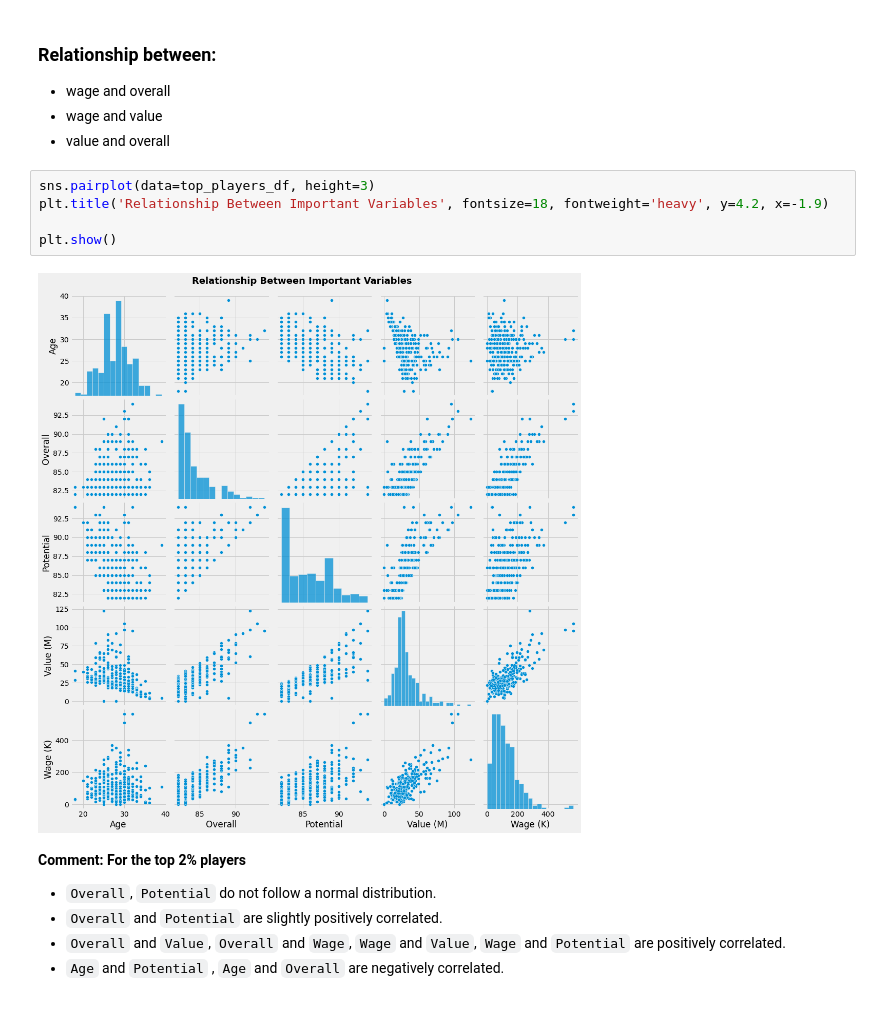
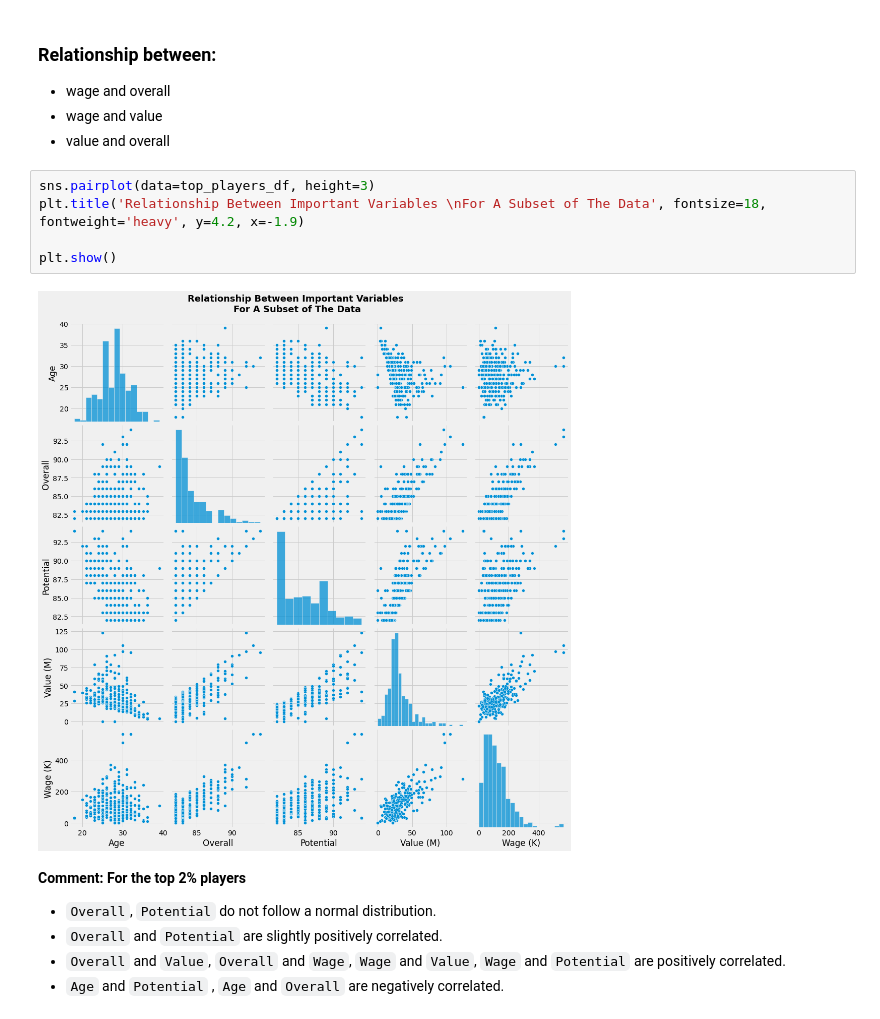
Before and after one commit to chineidu/Football_players, a Jupyter notebook: Football_players.ipynb, the cells around one changed output. Cells and saved outputs as stored; diff of their text form.

```diff
--- a/Football_players.ipynb
+++ b/Football_players.ipynb
@@ -1440,11 +1443,11 @@ col_cal.apply(lambda x: x * 100)     # convert to percent
 * value and overall
 # %%
 sns.pairplot(data=top_players_df, height=3)
-plt.title('Relationship Between Important Variables', fontsize=18, fontweight='heavy', y=4.2, x=-1.9)
+plt.title('Relationship Between Important Variables \nFor A Subset of The Data', fontsize=18, fontweight='heavy', y=4.2, x=-1.9)
 
 plt.show()
 # %% [output]
-[figure, old version]
+[figure, new version]
 # %% [markdown]
 **Comment: For the top 2% players**
 * `Overall`, `Potential` do not follow a normal distribution.
```
Also changed, not shown: parts of 27 cells of this notebook.
